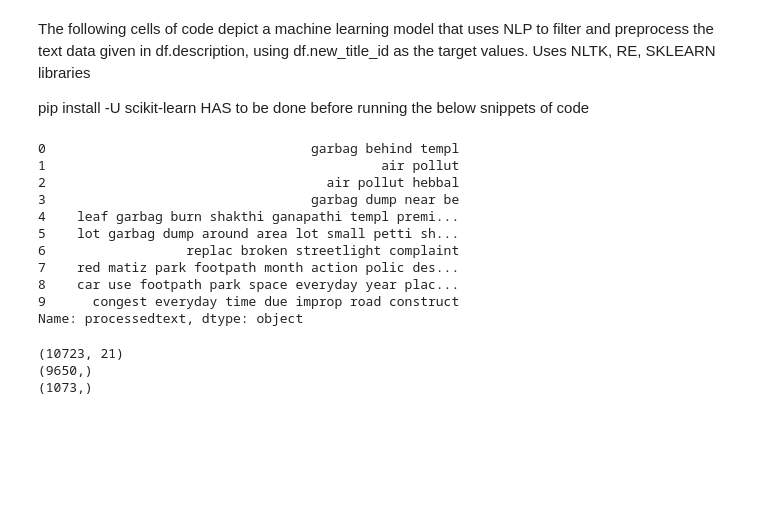
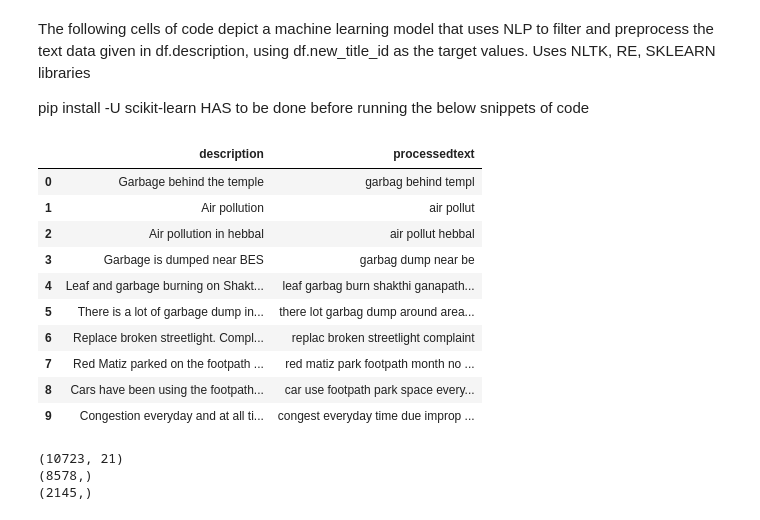
Before and after one commit to ShriyaShankar/Ward-Index, a Jupyter notebook: test_ML.ipynb, the cells around one changed output. Drawn from its saved outputs; the diff is of its cells as text; code cells hidden in the pictures; blank space fills up the shorter version.

```diff
--- a/test_ML.ipynb
+++ b/test_ML.ipynb
@@ -531,30 +696,31 @@ words = stopwords.words("english")
 #For example, 'argue','arguing','argued' are all reduced to 'argu'
 df['processedtext'] = df['description'].apply(lambda x: " ".join([stemmer.stem(i) for i in re.sub("[^a-zA-Z]", " ", x).split() if i not in words]).lower())
 # %%
-df.processedtext.head(10)
+df1 = df[['description','processedtext']]
+df1.head(10)
 # %% [output]
-0                                  garbag behind templ
-1                                           air pollut
-2                                    air pollut hebbal
-3                                  garbag dump near be
-4    leaf garbag burn shakthi ganapathi templ premi...
-5    lot garbag dump around area lot small petti sh...
-6                  replac broken streetlight complaint
-7    red matiz park footpath month action polic des...
-8    car use footpath park space everyday year plac...
-9      congest everyday time due improp road construct
-Name: processedtext, dtype: object
+|  | description | processedtext |
+| 0 | Garbage behind the temple | garbag behind templ |
+| 1 | Air pollution | air pollut |
+| 2 | Air pollution in hebbal | air pollut hebbal |
+| 3 | Garbage is dumped near BES | garbag dump near be |
+| 4 | Leaf and garbage burning on Shakt... | leaf garbag burn shakthi ganapath... |
+| 5 | There is a lot of garbage dump in... | there lot garbag dump around area... |
+| 6 | Replace broken streetlight. Compl... | replac broken streetlight complaint |
+| 7 | Red Matiz parked on the footpath ... | red matiz park footpath month no ... |
+| 8 | Cars have been using the footpath... | car use footpath park space every... |
+| 9 | Congestion everyday and at all ti... | congest everyday time due improp ... |
 # %%
 #grouping data into test and train based on specific target values, in this case new_title_id
 target = df['new_title_id']
 
-X_train, X_test, y_train, y_test = train_test_split(df['processedtext'], target, test_size=0.1, random_state=100)
+X_train, X_test, y_train, y_test = train_test_split(df['processedtext'], target, test_size=0.2, random_state=100)
 
 print(df.shape); print(X_train.shape); print(X_test.shape)
 # %% [output]
 (10723, 21)
-(9650,)
-(1073,)
+(8578,)
+(2145,)
 # %%
 #Vectorizing the train and test data using TfIDf vectorization
 #TfIdf - Text Frequency Inverse Document Freqeuncy : vectorizes based on frequency across the current text document but less frequency across multiple documents
```
Also changed, not shown: parts of 14 cells of this notebook.
